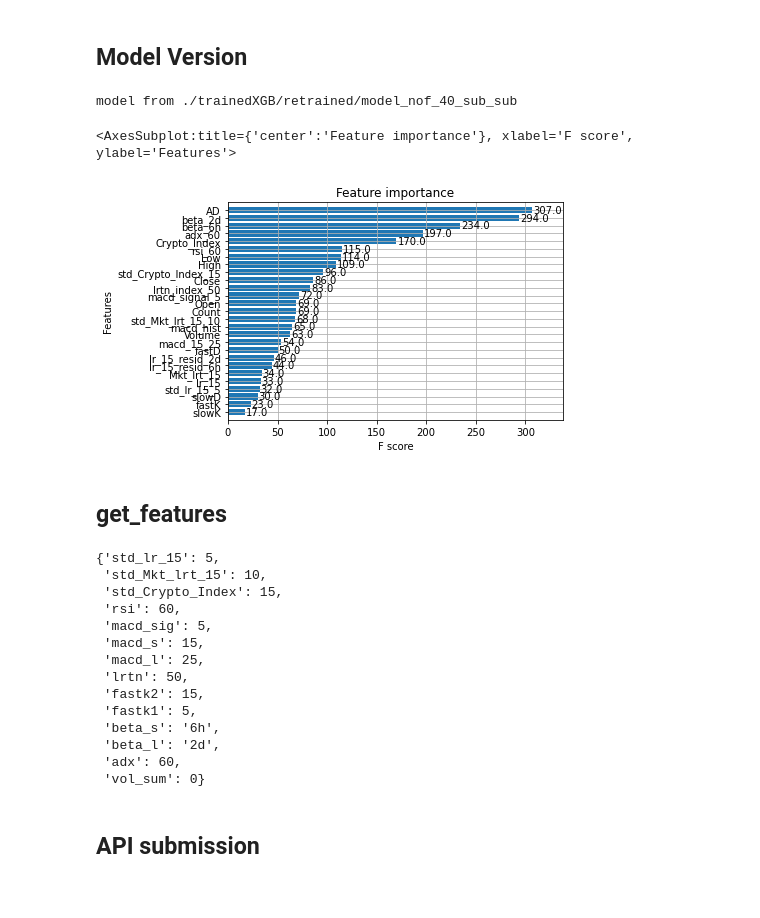
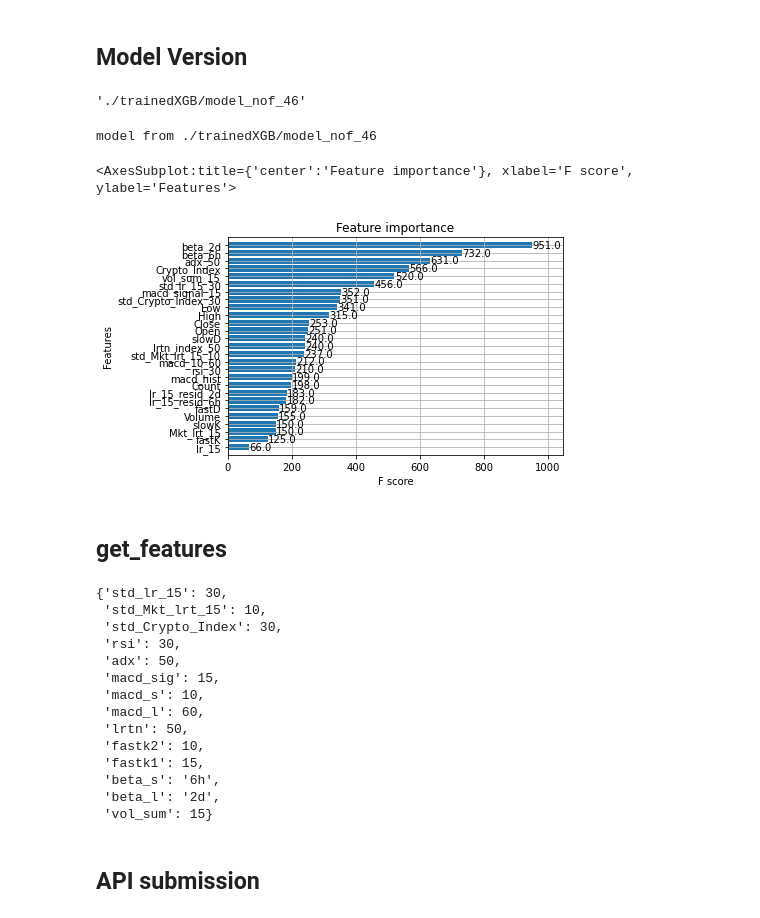
Before and after one commit to 123mitnik/Crypto_Forecasting_kaggle, a Jupyter notebook: crypto-xgb-api.ipynb, the cells around one changed output. Drawn from its saved outputs; the diff is of its cells as text; code cells hidden in the pictures.

```diff
--- a/crypto-xgb-api.ipynb
+++ b/crypto-xgb-api.ipynb
@@ -19,31 +19,45 @@ from script.crypto_API import *
 ASSET_DETAILS_CSV = './data/asset_details.csv'
 df_asset_details = pd.read_csv(ASSET_DETAILS_CSV).sort_values("Asset_ID")
 
-version = 40
-retrained = True
-if retrained:
-    MOD_FOLDER = "./trainedXGB/retrained" + f"/model_nof_{version}_sub_sub"
+version = 46
+retrained = True #set to False to get correct out-train score
+pre_minute=180 #psets['adx']*2+1 #for smoothing sensitive indicators
+if version < 46:
+    if retrained:
+        MOD_FOLDER = "./trainedXGB/retrained" + f"/model_nof_{version}_sub_sub"
+    else:
+        MOD_FOLDER = "./trainedXGB" + f"/model_nof_{version}"
 else:
     MOD_FOLDER = "./trainedXGB" + f"/model_nof_{version}"
+
+MOD_FOLDER
+# %% [output]
+'./trainedXGB/model_nof_46'
 # %%
 from os.path import exists
 def model_reload_train():
-    print(f'model from {MOD_FOLDER}')
+    print(f"model from {MOD_FOLDER}")
     models = {}
     for asset_id, asset_name in zip(df_asset_details['Asset_ID'], df_asset_details['Asset_Name']):
-        model_file = MOD_FOLDER + f"/model_{asset_id}.json"
+        if version <46:
+            model_file = MOD_FOLDER + f"/model_{asset_id}.json"
+        elif retrained:
+            model_file = MOD_FOLDER + f"/model_{asset_id}_alldata.json"
+        else:
+            model_file = MOD_FOLDER + f"/model_{asset_id}.json"
+
         if exists(model_file):
             model = xgb.Booster()
             model.load_model(model_file)
             models[asset_id] = model
     return models
 
 models = model_reload_train()
 xgb.plot_importance(models[1],height=0.8)
 # %% [output]
-model from ./trainedXGB/retrained/model_nof_40_sub_sub
+model from ./trainedXGB/model_nof_46
 <AxesSubplot:title={'center':'Feature importance'}, xlabel='F score', ylabel='Features'>
-[figure, old version]
+[figure, new version]
 # %% [markdown]
 ## get_features
 # %%
@@ -59,20 +73,20 @@ if version < 44:
 
 psets
 # %% [output]
-{'std_lr_15': 5,
+{'std_lr_15': 30,
  'std_Mkt_lrt_15': 10,
- 'std_Crypto_Index': 15,
- 'rsi': 60,
- 'macd_sig': 5,
- 'macd_s': 15,
- 'macd_l': 25,
+ 'std_Crypto_Index': 30,
+ 'rsi': 30,
+ 'adx': 50,
+ 'macd_sig': 15,
+ 'macd_s': 10,
+ 'macd_l': 60,
  'lrtn': 50,
- 'fastk2': 15,
- 'fastk1': 5,
+ 'fastk2': 10,
+ 'fastk1': 15,
  'beta_s': '6h',
  'beta_l': '2d',
- 'adx': 60,
- 'vol_sum': 0}
+ 'vol_sum': 15}
 # %%
 def log_return(series, periods=5):
     return np.log(series).diff(periods)
```
Also changed, not shown: parts of 8 cells of this notebook, 5 other files.
